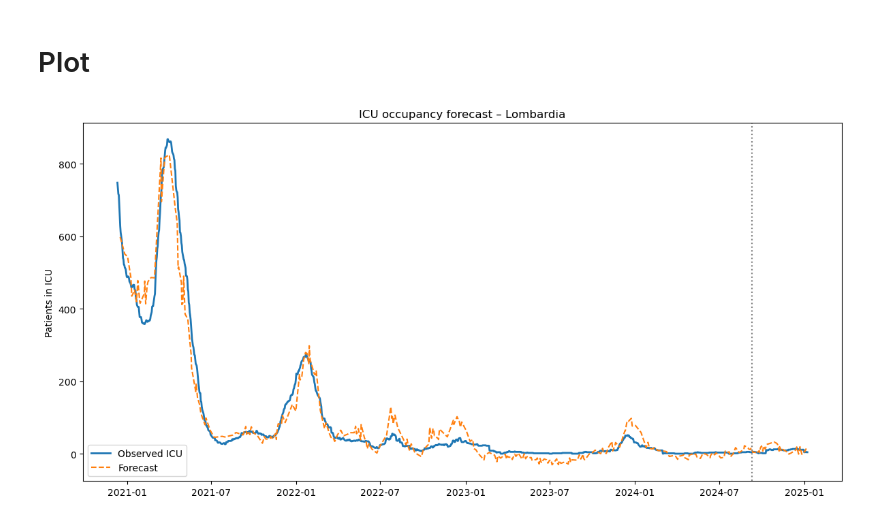
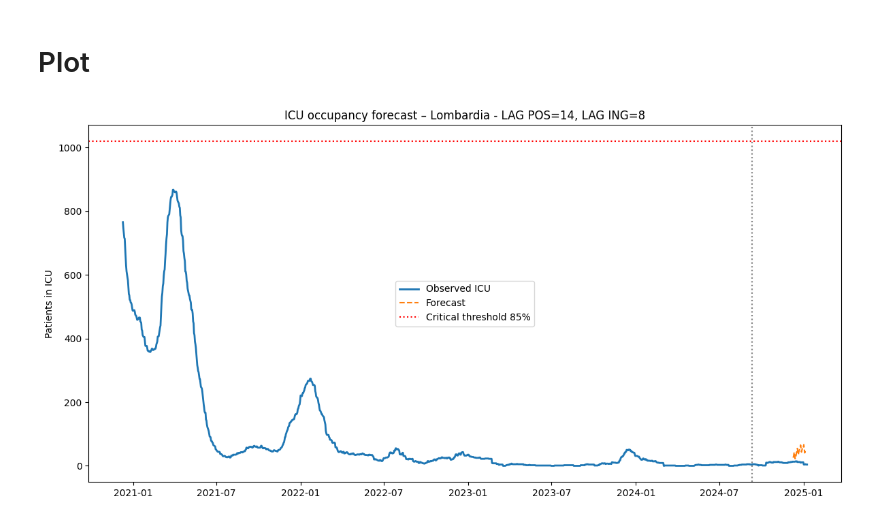
Before and after one commit to mathieuteti2002/COVID-19-ICU-Occupancy-Prediction-with-AI, a Jupyter notebook: covid_ia_prediction.ipynb, the cells around one changed output. Saved outputs shown, nothing was run; the diff lists cells and outputs as text; code cells hidden in the pictures.

```diff
--- a/covid_ia_prediction.ipynb
+++ b/covid_ia_prediction.ipynb
@@ -20,8 +25,8 @@ REGIONE    = "Lombardia"                # used only if USE_REGION = True
 POSTI_TI   = 1200                       # ICU bed capacity for the region
 HORIZON    = 120                         # forecast horizon (days)
 
-LAG_POS    = 10                         # days between positives ➜ ICU stock
-LAG_ING    = 7                          # days between ICU admissions ➜ stock
+LAG_POS    = 14#11#12#11#18#10                         # days between positives ➜ ICU stock
+LAG_ING    = 8#6#9#7                          # days between ICU admissions ➜ stock
 ROLL_WIN   = 3                          # rolling median window for smoothing
 # %% [markdown]
 ## Data
@@ -72,6 +61,13 @@ df.head()
 df[f"nuovi_pos_lag{LAG_POS}"]    = df["nuovi_positivi"].shift(LAG_POS)
 df[f"ingressi_ti_lag{LAG_ING}"]  = df["ingressi_terapia_intensiva"].shift(LAG_ING)
 df[f"ricoverati_con_sintomi_lag{LAG_ING}"]  = df["ricoverati_con_sintomi"].shift(LAG_ING)
+
+df["positivi_lag"]=df["totale_positivi"].shift(LAG_POS)
+df["ingressi_lag"]=df["ingressi_terapia_intensiva"].shift(LAG_ING)
+df_model = df[["ds", "terapia_intensiva", "positivi_lag", "ingressi_lag"]].copy()
+df_model = df_model.rename(columns={"data": "ds", "terapia_intensiva": "y"})
+df_model["cap"] = POSTI_TI
+df_model = df_model.dropna()
 # %%
 df["cap"]   = POSTI_TI           # upper bound for logistic growth
 df["floor"] = 0
@@ -92,12 +88,13 @@ df.sort_values("ds", ascending=False).head()
 train, test = df.iloc[:-HORIZON], df.iloc[-HORIZON:]
 
 m = Prophet(
-        growth="logistic",
-        weekly_seasonality=True,
-        daily_seasonality=False,
-        yearly_seasonality=False,
-        seasonality_mode="additive",
-        changepoint_prior_scale=0.05)
+    growth="logistic",
+    weekly_seasonality=True,
+    daily_seasonality=False,
+    yearly_seasonality=False,
+    seasonality_mode="additive",
+    changepoint_prior_scale=0.05
+)
 
 m.add_regressor(f"nuovi_pos_lag{LAG_POS}", prior_scale=5)
 m.add_regressor(f"ingressi_ti_lag{LAG_ING}", prior_scale=5)
@@ -112,6 +109,9 @@ m.fit(train)
 ## Prediction
 # %%
 future = m.make_future_dataframe(periods=5000)
+future["cap"] = POSTI_TI
+future["floor"]=0
+print(future.head())
 
 #  Re-merge to compute lag features on the extended range
 full = (pd.concat([df, future], ignore_index=True)
@@ -171,12 +158,14 @@ MAE: 23.1
 # %%
 plt.figure(figsize=(12, 6))
 plt.plot(df["ds"], df["y"], label="Observed ICU", linewidth=2)
 plt.plot(forecast["ds"], forecast["yhat"], label="Forecast", linestyle="--")
 plt.axvline(test["ds"].min(), color="gray", linestyle=":")
-plt.title(f"ICU occupancy forecast – {REGIONE}")
+# Soglia critica
+plt.axhline((POSTI_TI*85)/100, color='red', linestyle=':', label='Critical threshold 85%')
+plt.title(f"ICU occupancy forecast – {REGIONE} - LAG POS={LAG_POS}, LAG ING={LAG_ING}")
 plt.ylabel("Patients in ICU")
 plt.legend()
 plt.tight_layout()
 plt.show()
 # %% [output]
-[figure, old version]
+[figure, new version]
```
Also changed, not shown: parts of 12 cells of this notebook.
